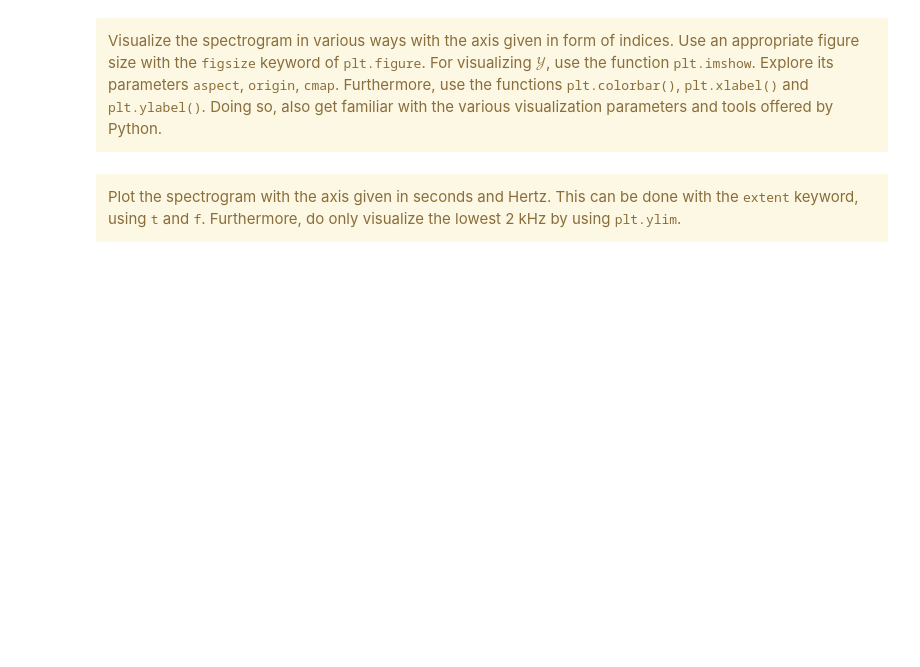
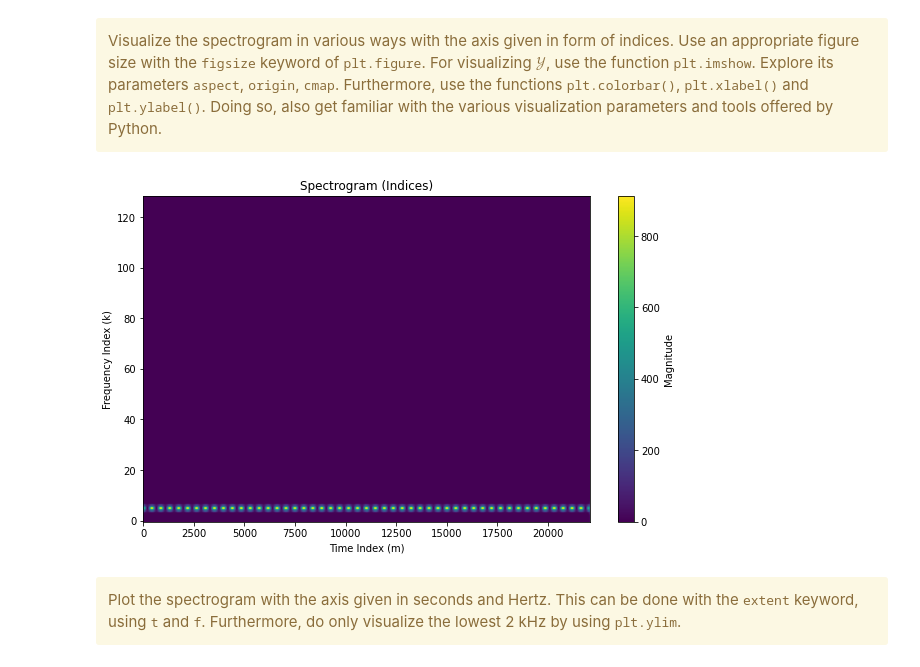
Before and after one commit to behroozbc/ext-exam, a Jupyter notebook: stft/stft_and_chroma_features.ipynb, the cells around one changed output. Saved outputs shown, nothing was run; the diff lists cells and outputs as text; code cells hidden in the pictures; blank space fills up the shorter version.

```diff
--- a/stft/stft_and_chroma_features.ipynb
+++ b/stft/stft_and_chroma_features.ipynb
@@ -253,14 +278,15 @@ Initialize a length parameter $N=4096$ and a hop size parameter $H=2048$.
 </div>
 # %%
 # your code here...
+N=4096
+H=2048
 # %% [markdown]
 <div class="alert alert-block alert-warning">
 Define a hann window function $w$ of length $N$ (using <samp>scipy.signal.get_window</samp>).
 </div>
 # %%
 from scipy import signal
-
-# your code here...
+w = signal.get_window('hann', N)
 # %% [markdown]
 <div class="alert alert-block alert-warning">
 Compute ${\mathcal X}$ using the function <samp>librosa.stft</samp>.
@@ -271,16 +297,15 @@ Use zero padding at the edges of the signal (<samp>pad_mode='constant'</samp>) a
 </div>
 # %%
 import librosa
-
-# your code here...
+# Compute the STFT
+X = librosa.stft(x, n_fft=N, hop_length=H, win_length=N, window=w,pad_mode='constant', center=True)
 # %% [markdown]
 <div class="alert alert-block alert-warning">
 Compute the spectrogram ${\mathcal Y}(m,k)$.
 </div>
 # %%
 import numpy as np
-
-# your code here...
+Y = np.abs(X)**2
 # %% [markdown]
 <div class="alert alert-block alert-warning">
 Compte the vector <samp>t</samp> containing the physical time positions (in seconds) of the time indices.
@@ -308,8 +338,32 @@ Visualize the spectrogram in various ways
 # %%
 from matplotlib import pyplot as plt
 %matplotlib inline
 
-# your code here...
+# Visualize the spectrogram
+plt.figure(figsize=(10, 6))  # Set an appropriate figure size
+
+# Display the spectrogram using imshow
+plt.imshow(
+    Y,
+    aspect='auto',      # Auto aspect ratio to fit the data
+    origin='lower',     # Place the frequency axis origin at the bottom
+    cmap='viridis'      # Use a colormap (e.g., 'viridis', 'plasma', 'magma')
+)
+
+# Add color bar to show the magnitude scale
+plt.colorbar(label='Magnitude')
+
+# Label axes
+plt.xlabel('Time Index (m)')
+plt.ylabel('Frequency Index (k)')
+
+# Add a title
+plt.title('Spectrogram (Indices)')
+
+# Show the plot
+plt.show()
+# %% [output]
+[figure, added]
 # %% [markdown]
 <div class="alert alert-block alert-warning">
 Plot the spectrogram with the axis given in seconds and Hertz.
```
Also changed, not shown: parts of 17 cells of this notebook, 1 other file.
